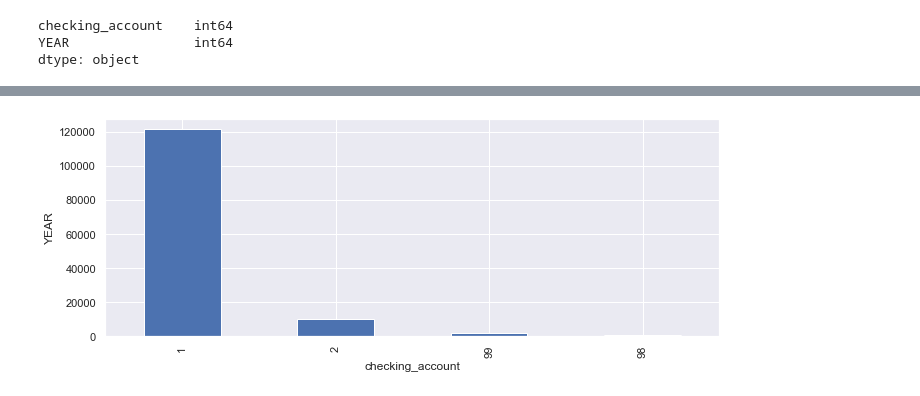
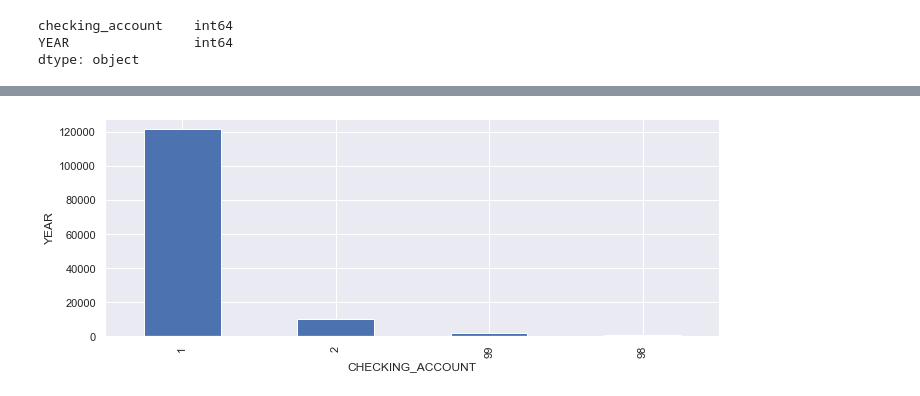
Before and after one commit to Neji128/An-Exploration-of-the-Unbanked-in-the-US, a Jupyter notebook: notebooks/NFCS_data_cleaning.ipynb, the cells around one changed output, grey strips where cells are left out. Saved outputs shown, nothing was run; the diff lists cells and outputs as text; code cells hidden in the pictures.

```diff
--- a/notebooks/NFCS_data_cleaning.ipynb
+++ b/notebooks/NFCS_data_cleaning.ipynb
@@ -77,4 +77,4 @@ frames = [nfcs_2, nfcs_3, nfcs_4]
 
 nfcs_monster = pd.concat(frames)
 # %%
-nfcs_monsterr = nfcs_monster[["B1", "G25_1", "G25_2", "G25_4", "G25_5", "YEAR"]]
+nfcs_monsterr = nfcs_monster[["STATEQ", "B1", "G25_1", "G25_2", "G25_4", "G25_5", "YEAR"]]
@@ -220,12 +181,14 @@ nfcs_monsterr.columns
 # %% [output]
 Index(['B1', 'G25_1', 'G25_2', 'G25_4', 'G25_5', 'YEAR'], dtype='object')
 # %%
-nfcs_monsterr.rename(columns = {"B1" : "checking_account",
-                                "G25_1" : "auto_title_loan",
-                                "G25_2" : "payday_loan",
-                                "G25_3" : "tax_refund",
-                                "G25_4" : "pawn_shop",
-                                "G25_5" : "rent_to_own",},
+nfcs_monsterr.rename(columns = {
+                                "STATEQ": "STATE",
+                                "B1" : "CHECKING_ACCOUNT",
+                                "G25_1" : "AUTO_TITLE_LOAN",
+                                "G25_2" : "PAYDAY_LOAN",
+                                "G25_3" : "TAX_REFUND",
+                                "G25_4" : "PAWN_SHOP",
+                                "G25_5" : "RENT_TO_OWN",},
                      inplace = True)
 # %% [output]
 A value is trying to be set on a copy of a slice from a DataFrame
@@ -251,2 +214,2 @@ nfcs_monsterr
 # %%
-checking_account = nfcs_monsterr[["checking_account", "YEAR"]]
+checking_account = nfcs_monsterr[["CHECKING_ACCOUNT", "YEAR"]]
@@ -289,8 +237 @@ checking_account.replace({1 : 'yes', 2 : 'no', 98 : 'Dont Know', 99 : 'prefer no
 133819 rows × 2 columns
-# %%
-import matplotlib.pyplot as plt
-import seaborn as sns
-
-sns.set(rc={'figure.figsize':(11, 4)})
-
-checking_account['YEAR'].plot(linewidth=0.5);
@@ -299,7 +238,7 @@ checking_account['YEAR'].plot(linewidth=0.5);
 # %%
-checking_account["checking_account"].value_counts().plot.bar()
-plt.xlabel('checking_account')
+checking_account["CHECKING_ACCOUNT"].value_counts().plot.bar()
+plt.xlabel('CHECKING_ACCOUNT')
 plt.ylabel('YEAR')
 ticklabel = ['YEAR']
 # %% [output]
-[figure, old version]
+[figure, new version]
```
Also changed, not shown: parts of 22 cells of this notebook, 7 other files.
